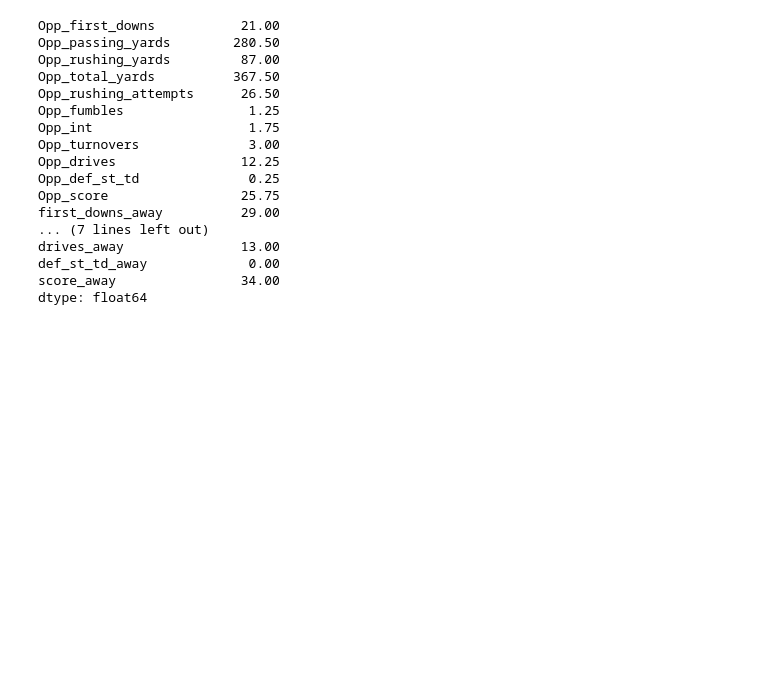
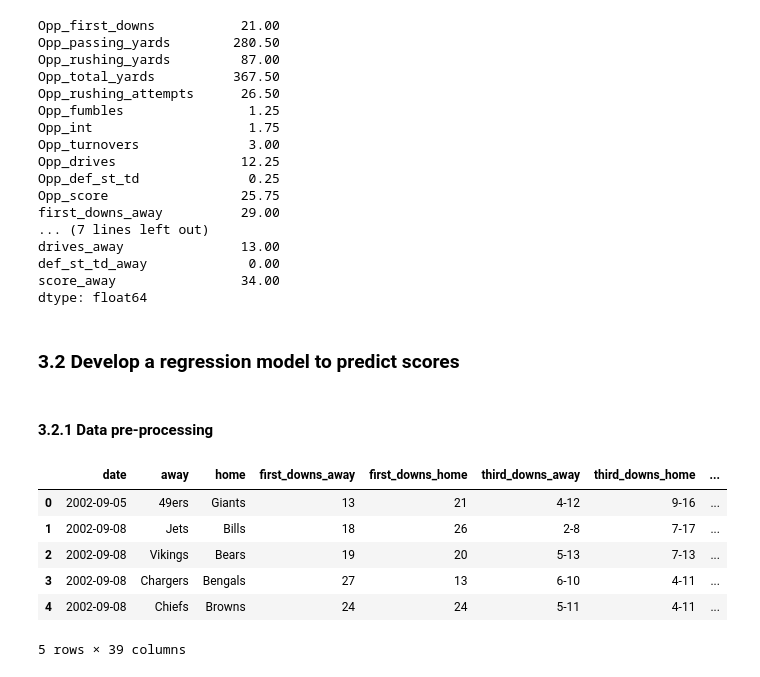
Before and after one commit to graymychael/NFL_Superbowl_LVI_winner_prediction, a Jupyter notebook: notebooks/Pre-processing_Work_and_Model.ipynb, the cells around one changed output. Cells and saved outputs as stored; diff of their text form; code cells hidden in the pictures; blank space fills up the shorter version.

Commit message:
Updated  section 2/3 of Pre-processing and modeling notebook

```diff
--- a/notebooks/Pre-processing_Work_and_Model.ipynb
+++ b/notebooks/Pre-processing_Work_and_Model.ipynb
@@ -394,3 +395,19 @@ drives_away               13.00
 def_st_td_away             0.00
 score_away                34.00
 dtype: float64
+# %% [markdown]
+### 3.2 Develop a regression model to predict scores
+# %% [markdown]
+#### 3.2.1 Data pre-processing
+# %%
+# Inspect data frame
+
+team_stats.head()
+# %% [output]
+|  | date | away | home | first_downs_away | first_downs_home | third_downs_away | third_downs_home | ... |
+| 0 | 2002-09-05 | 49ers | Giants | 13 | 21 | 4-12 | 9-16 | ... |
+| 1 | 2002-09-08 | Jets | Bills | 18 | 26 | 2-8 | 7-17 | ... |
+| 2 | 2002-09-08 | Vikings | Bears | 19 | 20 | 5-13 | 7-13 | ... |
+| 3 | 2002-09-08 | Chargers | Bengals | 27 | 13 | 6-10 | 4-11 | ... |
+| 4 | 2002-09-08 | Chiefs | Browns | 24 | 24 | 5-11 | 4-11 | ... |
+5 rows × 39 columns
```
Also changed, not shown: parts of 16 cells of this notebook.
